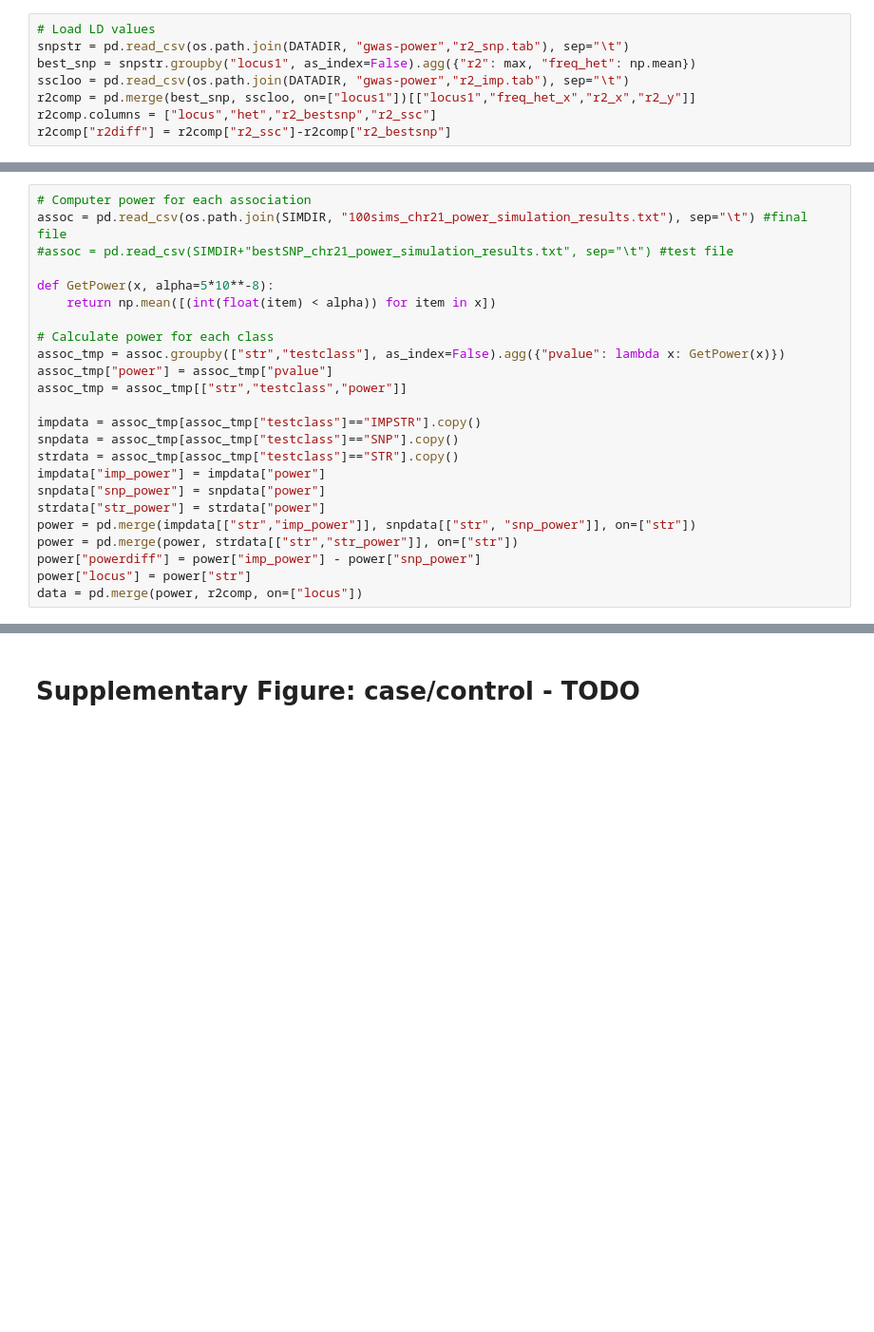
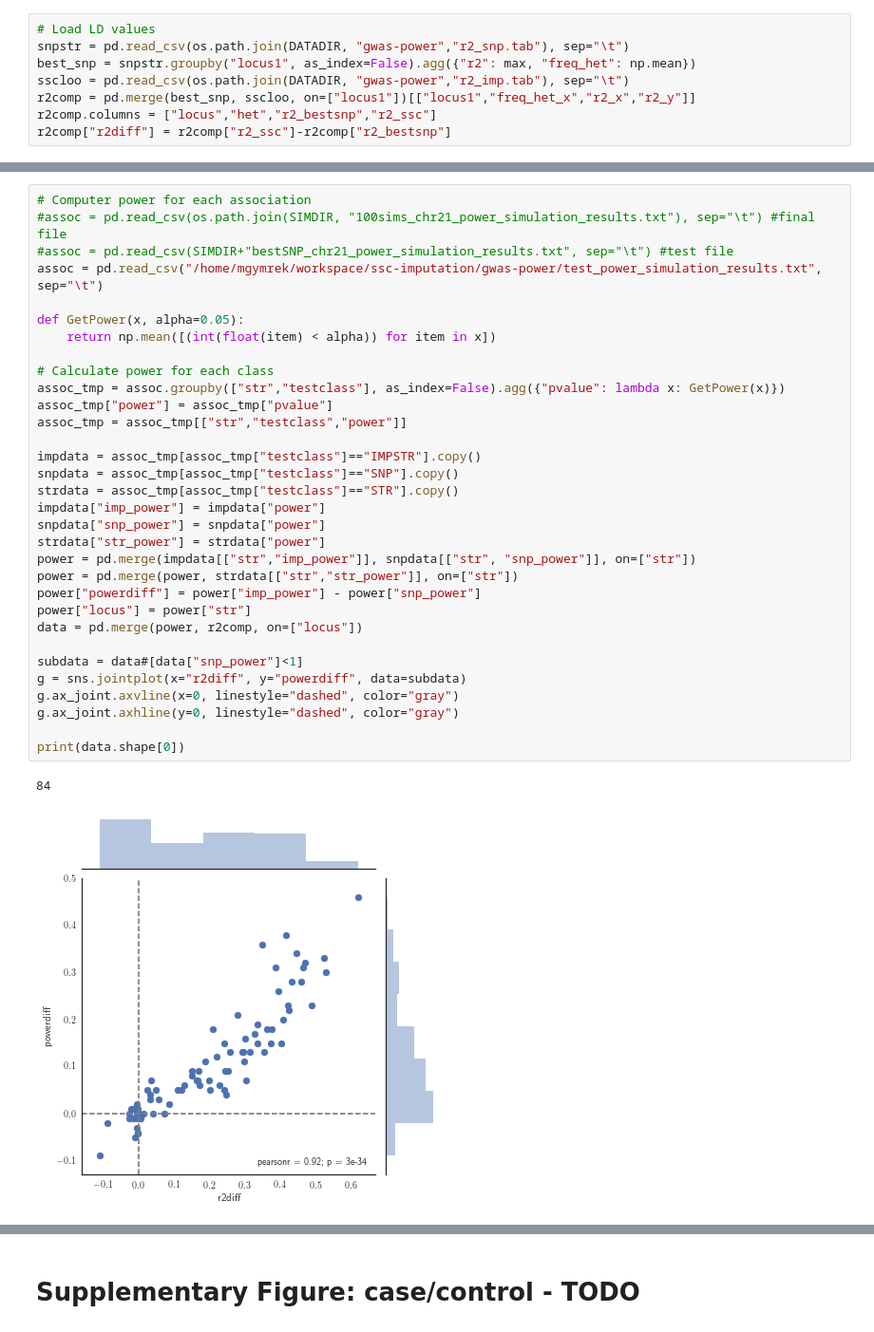
Before and after one commit to gymreklab/ssc-imputation, a Jupyter notebook: haplotype_paper/Figures/Figure4_GWASPower.ipynb, the cells around one changed output, grey strips where cells are left out. Shown at 95% size. Cells and saved outputs as stored; diff of their text form; blank space fills up the shorter version.

```diff
--- a/haplotype_paper/Figures/Figure4_GWASPower.ipynb
+++ b/haplotype_paper/Figures/Figure4_GWASPower.ipynb
@@ -125,24 +111,35 @@ test_chr21_power_simulation_results.txt
 # %%
 # Computer power for each association
-assoc = pd.read_csv(os.path.join(SIMDIR, "100sims_chr21_power_simulation_results.txt"), sep="\t") #final file
+#assoc = pd.read_csv(os.path.join(SIMDIR, "100sims_chr21_power_simulation_results.txt"), sep="\t") #final file
 #assoc = pd.read_csv(SIMDIR+"bestSNP_chr21_power_simulation_results.txt", sep="\t") #test file
+assoc = pd.read_csv("/home/mgymrek/workspace/ssc-imputation/gwas-power/test_power_simulation_results.txt", sep="\t")
 
-def GetPower(x, alpha=5*10**-8):
+def GetPower(x, alpha=0.05):
     return np.mean([(int(float(item) < alpha)) for item in x])
 
 # Calculate power for each class
 assoc_tmp = assoc.groupby(["str","testclass"], as_index=False).agg({"pvalue": lambda x: GetPower(x)})
 assoc_tmp["power"] = assoc_tmp["pvalue"]
 assoc_tmp = assoc_tmp[["str","testclass","power"]]
 
 impdata = assoc_tmp[assoc_tmp["testclass"]=="IMPSTR"].copy()
 snpdata = assoc_tmp[assoc_tmp["testclass"]=="SNP"].copy()
 strdata = assoc_tmp[assoc_tmp["testclass"]=="STR"].copy()
 impdata["imp_power"] = impdata["power"]
 snpdata["snp_power"] = snpdata["power"]
 strdata["str_power"] = strdata["power"]
 power = pd.merge(impdata[["str","imp_power"]], snpdata[["str", "snp_power"]], on=["str"])
 power = pd.merge(power, strdata[["str","str_power"]], on=["str"])
 power["powerdiff"] = power["imp_power"] - power["snp_power"]
 power["locus"] = power["str"]
 data = pd.merge(power, r2comp, on=["locus"])
+
+subdata = data#[data["snp_power"]<1]
+g = sns.jointplot(x="r2diff", y="powerdiff", data=subdata)
+g.ax_joint.axvline(x=0, linestyle="dashed", color="gray")
+g.ax_joint.axhline(y=0, linestyle="dashed", color="gray")
+
+print(data.shape[0])
+# %% [output]
+84
+[figure, added]
```
Also changed, not shown: parts of 11 cells of this notebook, 4 other files.
